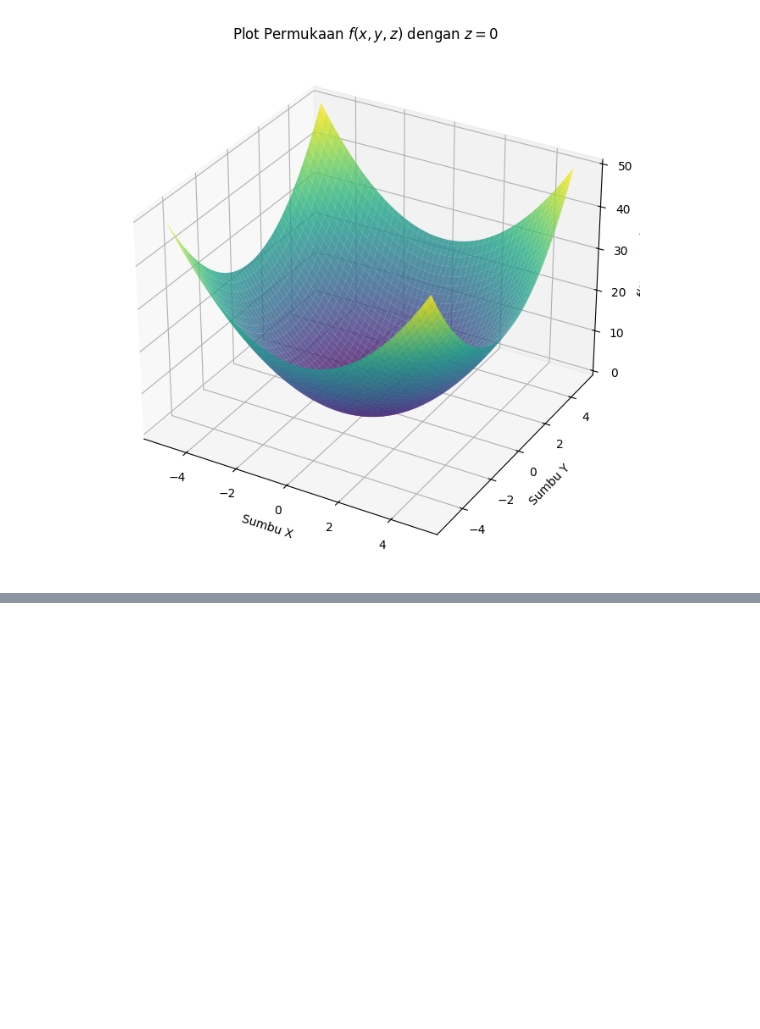
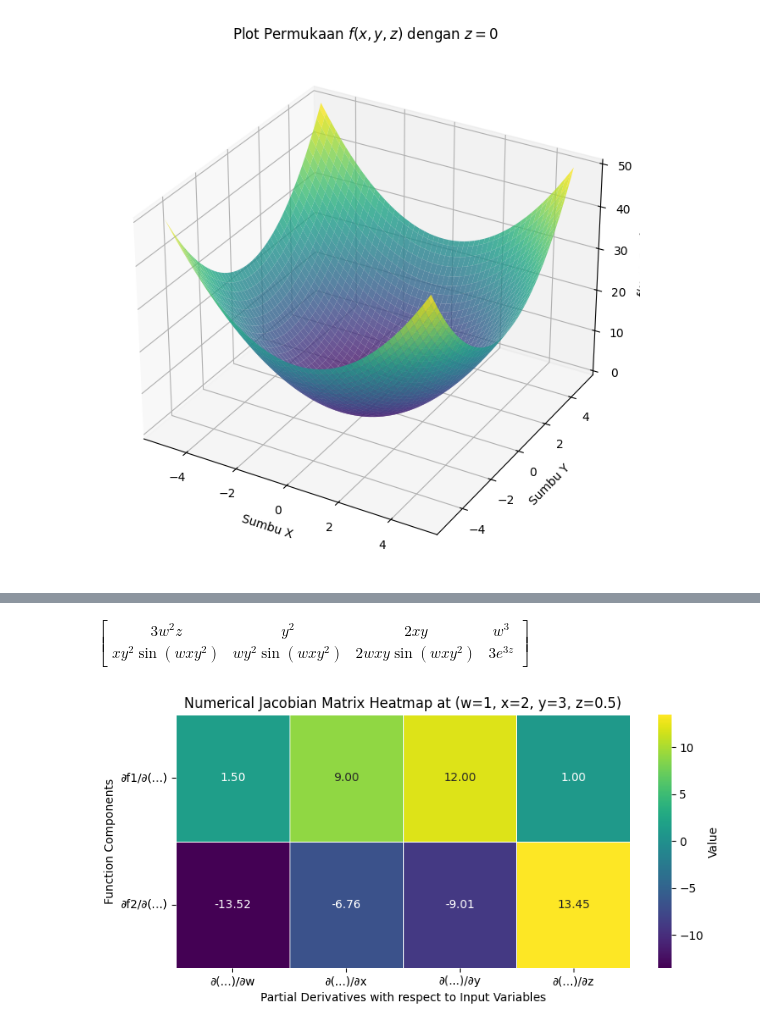
Before and after one commit to ahmdbnrsl/Machine-Learning, a Jupyter notebook: Mathematics-Requirements/Calculus.ipynb, the cells around one changed output, grey strips where cells are left out. Drawn from its saved outputs; the diff is of its cells as text; code cells hidden in the pictures; blank space fills up the shorter version.

```diff
--- a/Mathematics-Requirements/Calculus.ipynb
+++ b/Mathematics-Requirements/Calculus.ipynb
@@ -390,0 +431,64 @@ plt.show()
+# %%
+import sympy as sp
+
+w, x, y, z = sp.symbols('w x y z')
+
+def f(w, x, y, z):
+  return sp.Matrix([
+      w**3*z + x*y**2,
+      sp.exp(3*z) - sp.cos(w*x*y**2)
+  ])
+
+# turunan parsial f1
+f1_w = sp.diff(f(w, x, y, z)[0], w)
+f1_x = sp.diff(f(w, x, y, z)[0], x)
+f1_y = sp.diff(f(w, x, y, z)[0], y)
+f1_z = sp.diff(f(w, x, y, z)[0], z)
+
+grad_f1 = sp.Matrix([f1_w, f1_x, f1_y, f1_z])
+
+# turunan parsial f2
+f2_w = sp.diff(f(w, x, y, z)[1], w)
+f2_x = sp.diff(f(w, x, y, z)[1], x)
+f2_y = sp.diff(f(w, x, y, z)[1], y)
+f2_z = sp.diff(f(w, x, y, z)[1], z)
+
+grad_f2 = sp.Matrix([f2_w, f2_x, f2_y, f2_z])
+
+# gabungkan menjadi matrix
+J = sp.Matrix([grad_f1.transpose(), grad_f2.transpose()])
+J
+# %% [output]
+$\displaystyle \left[\begin{matrix}3 w^{2} z & y^{2} & 2 x y & w^{3}\\x y^{2} \sin{\left(w x y^{2} \right)} & w y^{2} \sin{\left(w x y^{2} \right)} & 2 w x y \sin{\left(w x y^{2} \right)} & 3 e^{3 z}\end{matrix}\right]$
+# %%
+import sympy as sp
+import numpy as np
+import matplotlib.pyplot as plt
+import seaborn as sns
+
+point = {w: 1, x: 2, y: 3, z: 0.5}
+
+J_numerical = J.subs(point)
+
+J_numpy = np.array(J_numerical).astype(np.float64)
+
+plt.figure(figsize=(8, 4))
+sns.heatmap(
+    J_numpy,
+    annot=True,
+    cmap="viridis",
+    fmt=".2f",
+    linewidths=.5,
+    cbar_kws={'label': 'Value'}
+)
+
+plt.yticks([0.5, 1.5], ['∂f1/∂(...)', '∂f2/∂(...)'], rotation=0)
+plt.xticks([0.5, 1.5, 2.5, 3.5], ['∂(...)/∂w', '∂(...)/∂x', '∂(...)/∂y', '∂(...)/∂z'])
+
+plt.title('Numerical Jacobian Matrix Heatmap at (w=1, x=2, y=3, z=0.5)')
+plt.xlabel('Partial Derivatives with respect to Input Variables')
+plt.ylabel('Function Components')
+plt.tight_layout()
+plt.show()
+# %% [output]
+[figure, added]
```
Also changed, not shown: parts of 1 cell of this notebook.
